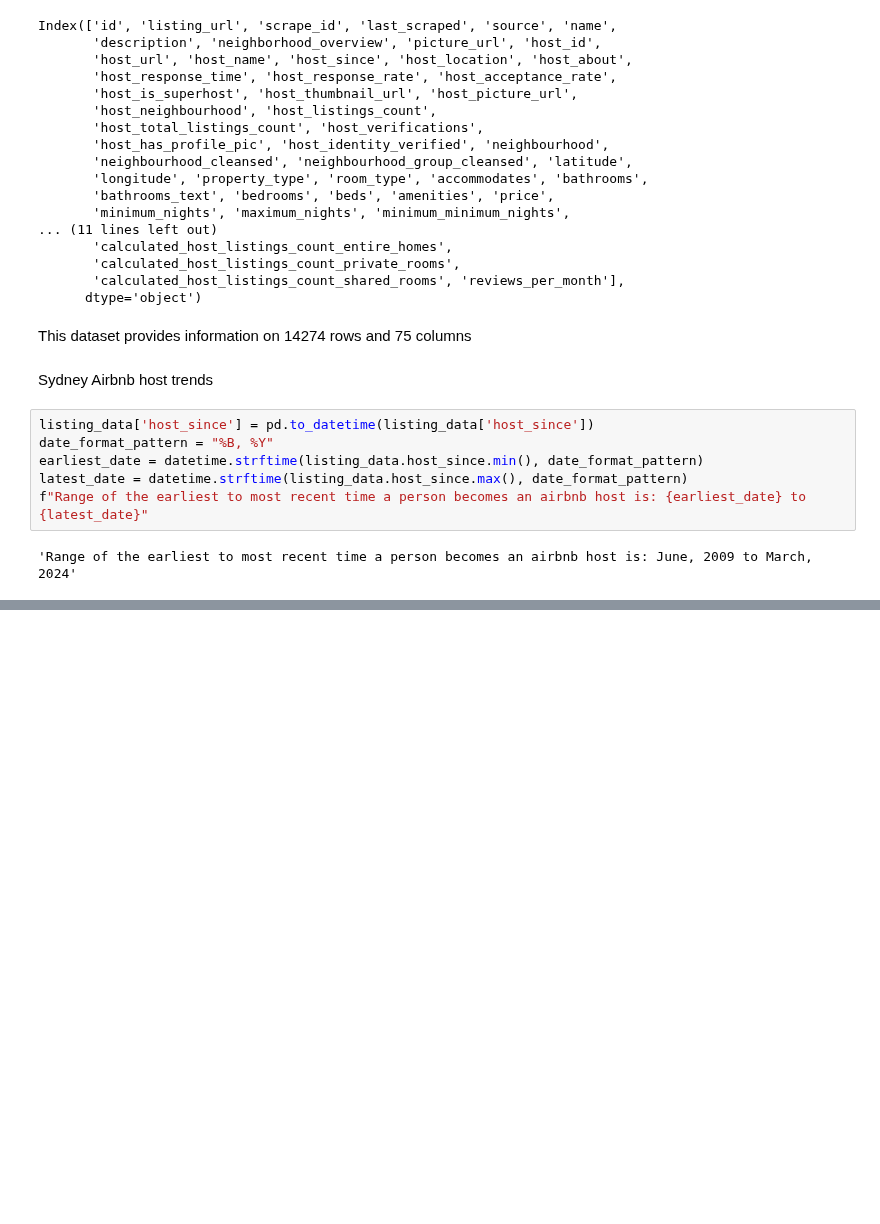
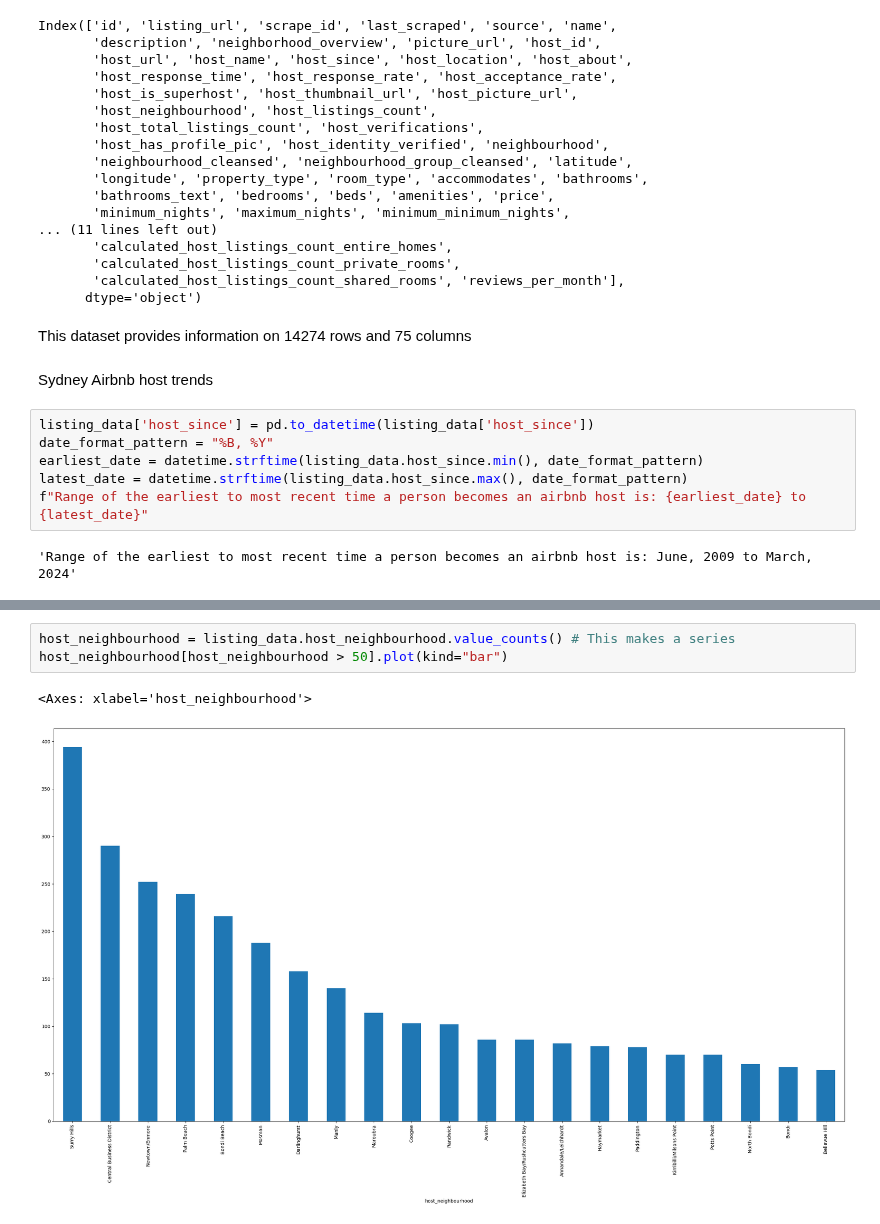
Before and after one commit to karenstevani/data_project, a Jupyter notebook: finaldataproj.ipynb, the cells around one changed output, grey strips where cells are left out. Drawn from its saved outputs; the diff is of its cells as text; blank space fills up the shorter version.

```diff
--- a/finaldataproj.ipynb
+++ b/finaldataproj.ipynb
@@ -106,0 +123,6 @@ host_location[host_location > 50].plot(kind="bar")
+# %%
+host_neighbourhood = listing_data.host_neighbourhood.value_counts() # This makes a series
+host_neighbourhood[host_neighbourhood > 50].plot(kind="bar")
+# %% [output]
+<Axes: xlabel='host_neighbourhood'>
+[figure, added]
```
Also changed, not shown: parts of 14 cells of this notebook, 1 other file.
